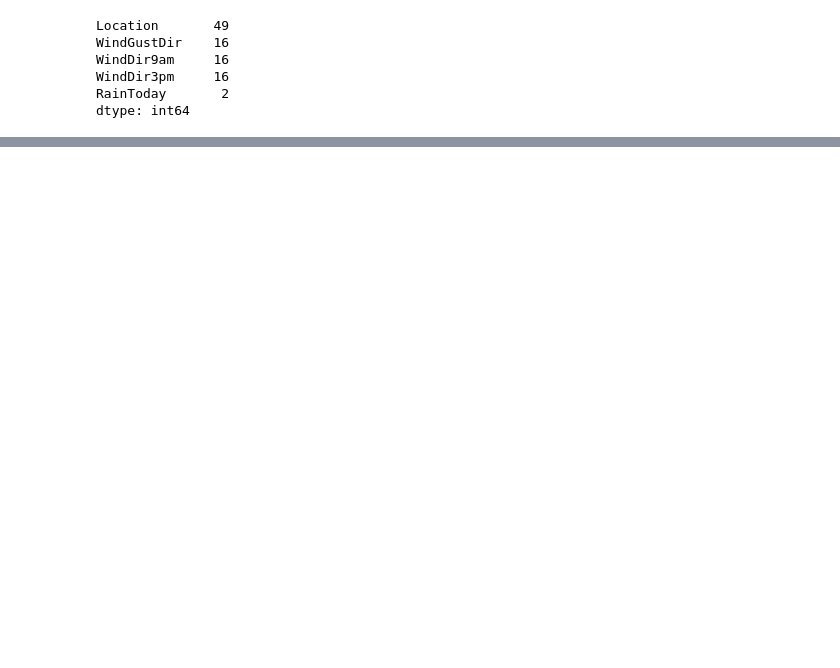
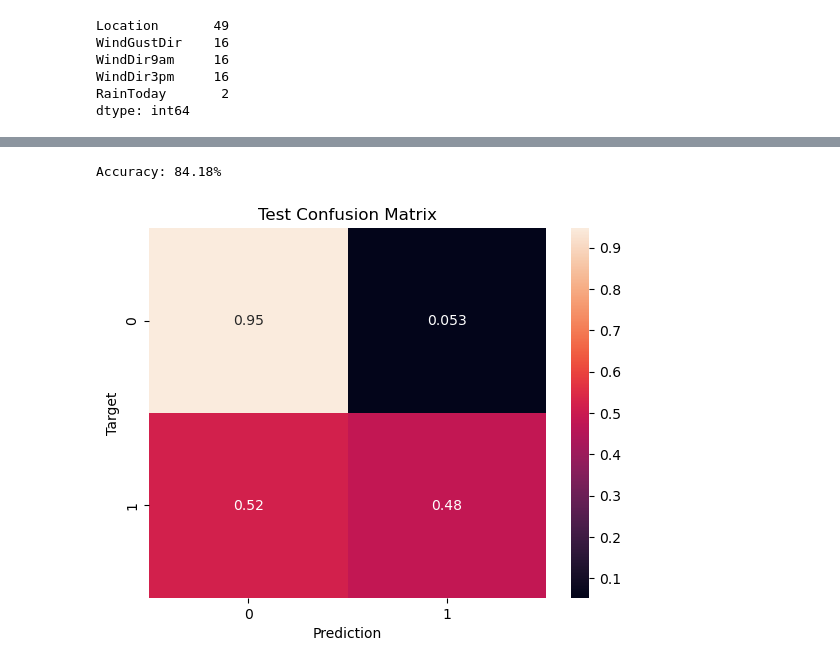
Before and after one commit to harshith1817/ML-Lab, a Jupyter notebook: Logistic Regression/Logistic Regression.ipynb, the cells around one changed output, grey strips where cells are left out. Saved outputs shown, nothing was run; the diff lists cells and outputs as text; code cells hidden in the pictures; blank space fills up the shorter version.

```diff
--- a/Logistic Regression/Logistic Regression.ipynb
+++ b/Logistic Regression/Logistic Regression.ipynb
@@ -290,0 +478,5 @@ ValueError: Columns must be same length as key
+# %%
+test_preds = predict_and_plot(x_test, test_targets, name='Test')
+# %% [output]
+Accuracy: 84.18%
+[figure, added]
```
Also changed, not shown: parts of 49 cells of this notebook, 11 other files.
